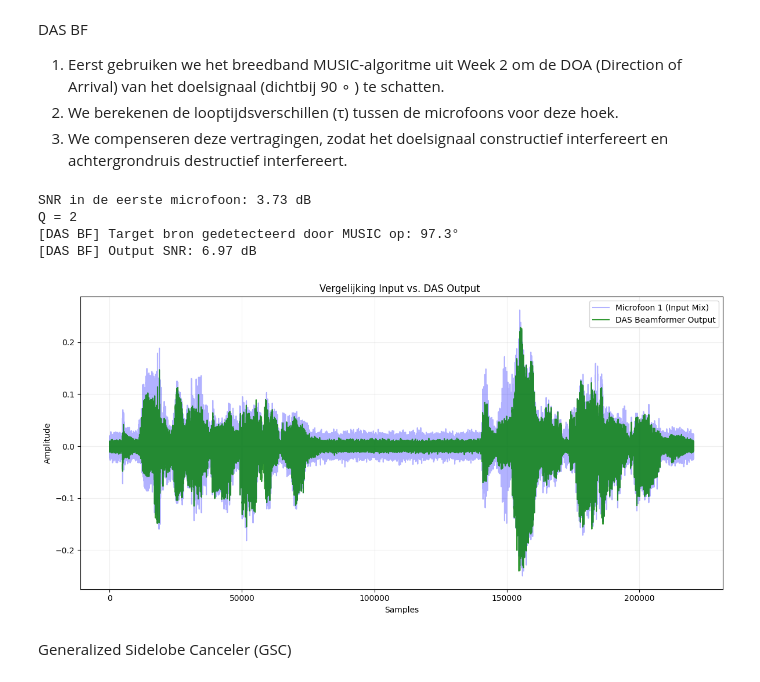
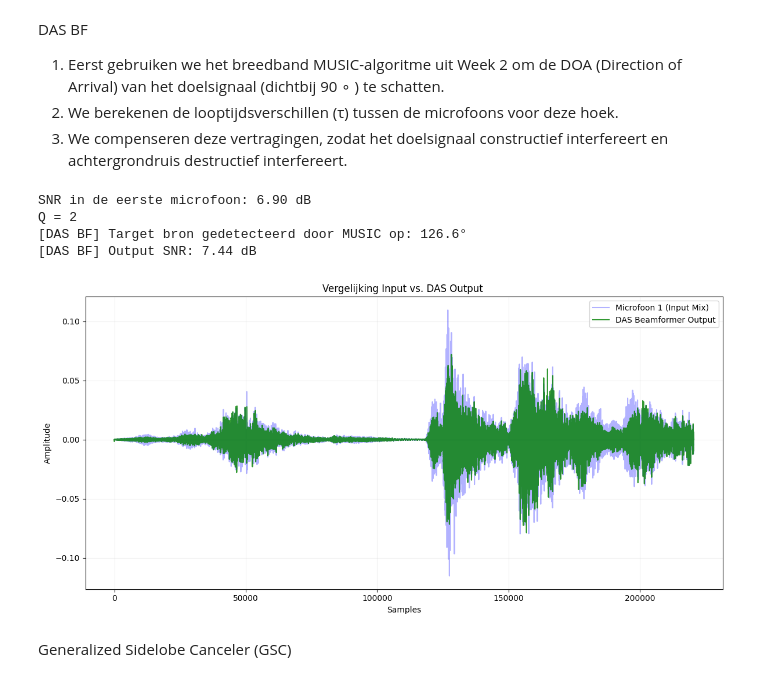
Before and after one commit to matsjoris6/P_D_ISSP_base-main, a Jupyter notebook: deadline1/week3.ipynb, the cells around one changed output. Drawn from its saved outputs; the diff is of its cells as text; code cells hidden in the pictures.

```diff
--- a/deadline1/week3.ipynb
+++ b/deadline1/week3.ipynb
@@ -166,39 +162,39 @@ def das_bf(scenario, speech_paths, noise_paths=None, duration=10.0):
 # %%
 sys.path.append(os.path.abspath('..'))
 base_path = '..'
 path_to_rirs = os.path.join(base_path, 'rirs')
 rir_file = select_latest_rir(path_to_rirs)
 acoustic_scenario = load_rirs(rir_file)
 
 
 
 speech_files = [
-     os.path.join(base_path, "sound_files", "speech1.wav")
+     os.path.join(base_path, "sound_files", "part1_track1_dry.wav")
 ]
-noise_files = [os.path.join(base_path,"sound_files", "speech2.wav")]
+noise_files = [os.path.join(base_path,"sound_files", "part1_track2_dry.wav")]
 duration = 5.0
 DASout, speechDAS, noiseDAS, SNRoutDAS,mic, aligned_mics, vad, snr_in= das_bf(acoustic_scenario, speech_files, noise_files, duration)
 
 plt.figure(figsize=(12, 6))
 
 plt.plot(mic[:, 0], color='blue', alpha=0.3, label="Microfoon 1 (Input Mix)")
 
 plt.plot(DASout, color='green', alpha=0.8, label="DAS Beamformer Output")
 
 plt.title(f"Vergelijking Input vs. DAS Output ")
 plt.ylabel("Amplitude")
 plt.xlabel("Samples")
 plt.legend(loc='upper right')
 plt.grid(True, alpha=0.2)
 
 plt.tight_layout()
 plt.show()
 # %% [output]
-SNR in de eerste microfoon: 3.73 dB
+SNR in de eerste microfoon: 6.90 dB
 Q = 2
-[DAS BF] Target bron gedetecteerd door MUSIC op: 97.3°
-[DAS BF] Output SNR: 6.97 dB
+[DAS BF] Target bron gedetecteerd door MUSIC op: 126.6°
+[DAS BF] Output SNR: 7.44 dB
-[figure, old version]
+[figure, new version]
 # %% [markdown]
 Generalized Sidelobe Canceler (GSC)
 # %% [markdown]
```
Also changed, not shown: parts of 10 cells of this notebook, 3 other files.
